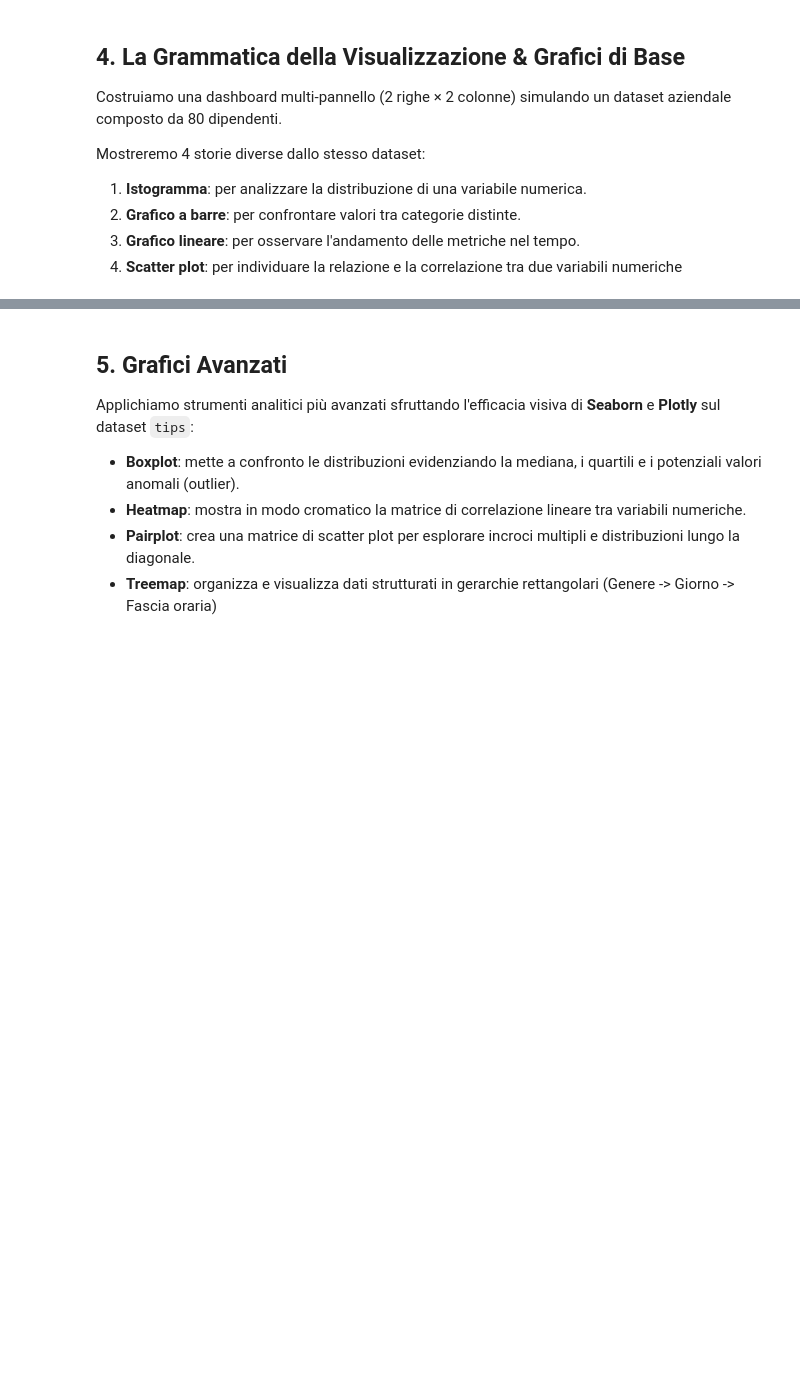
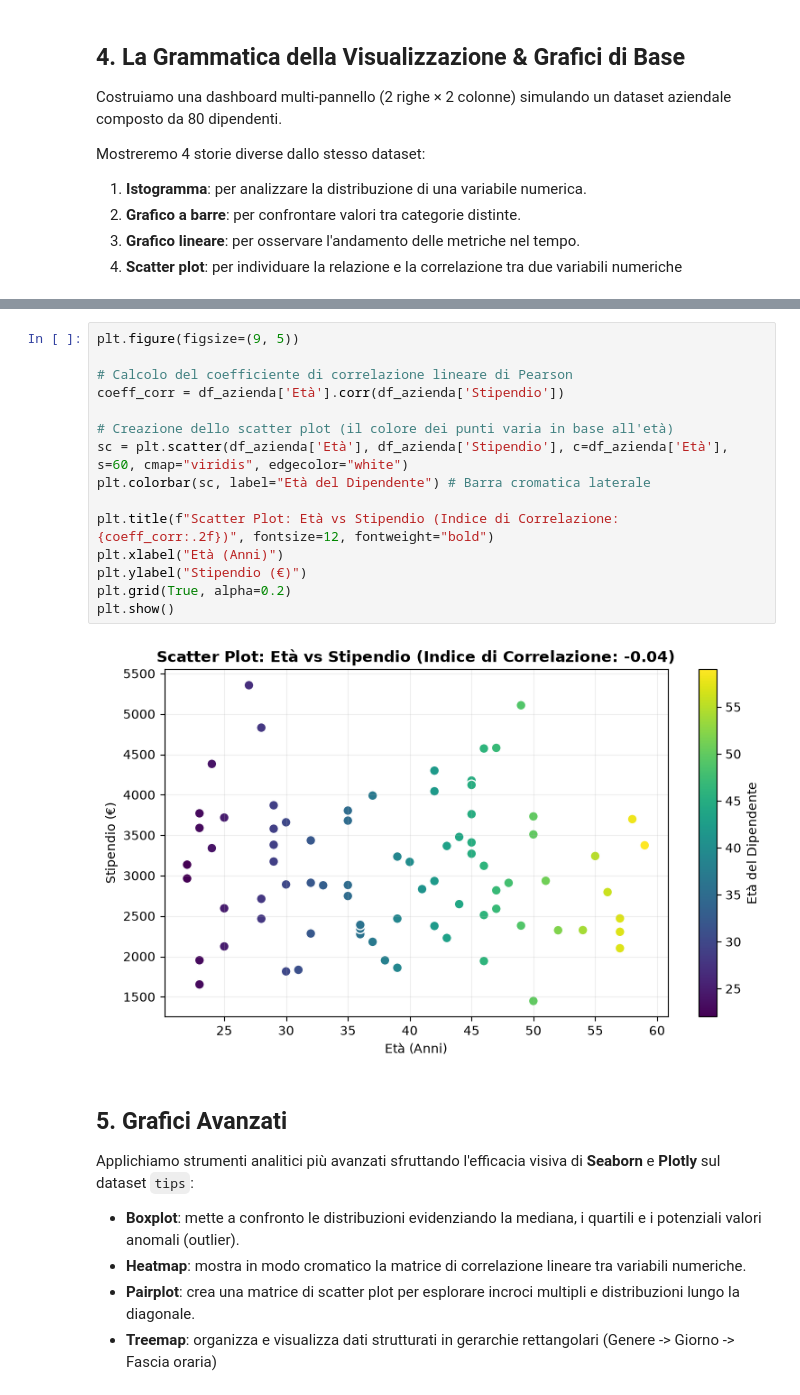
Before and after one commit to EdoardoSpinelli/analisi_dati, a Jupyter notebook: lezione_complete2.ipynb, the cells around one changed output, grey strips where cells are left out. Drawn from its saved outputs; the diff is of its cells as text; blank space fills up the shorter version.

```diff
--- a/lezione_complete2.ipynb
+++ b/lezione_complete2.ipynb
@@ -1007,3 +1042,20 @@ plt.show()
+# %%
+plt.figure(figsize=(9, 5))
+
+# Calcolo del coefficiente di correlazione lineare di Pearson
+coeff_corr = df_azienda['Età'].corr(df_azienda['Stipendio'])
+
+# Creazione dello scatter plot (il colore dei punti varia in base all'età)
+sc = plt.scatter(df_azienda['Età'], df_azienda['Stipendio'], c=df_azienda['Età'], s=60, cmap="viridis", edgecolor="white")
+plt.colorbar(sc, label="Età del Dipendente") # Barra cromatica laterale
+
+plt.title(f"Scatter Plot: Età vs Stipendio (Indice di Correlazione: {coeff_corr:.2f})", fontsize=12, fontweight="bold")
+plt.xlabel("Età (Anni)")
+plt.ylabel("Stipendio (€)")
+plt.grid(True, alpha=0.2)
+plt.show()
+# %% [output]
+[figure, added]
 # %% [markdown]
 ## 5. Grafici Avanzati
 
```
Also changed, not shown: parts of 9 cells of this notebook.
